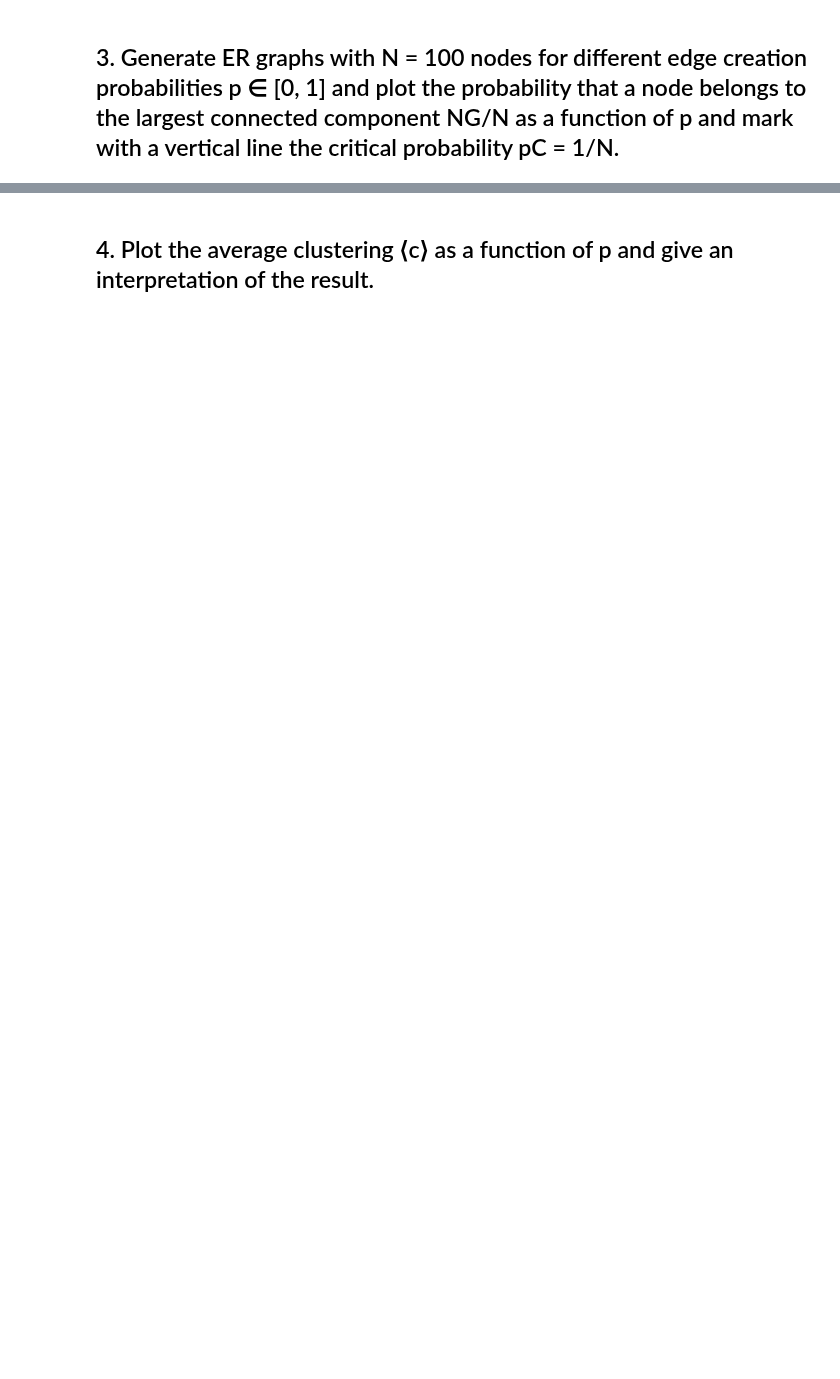
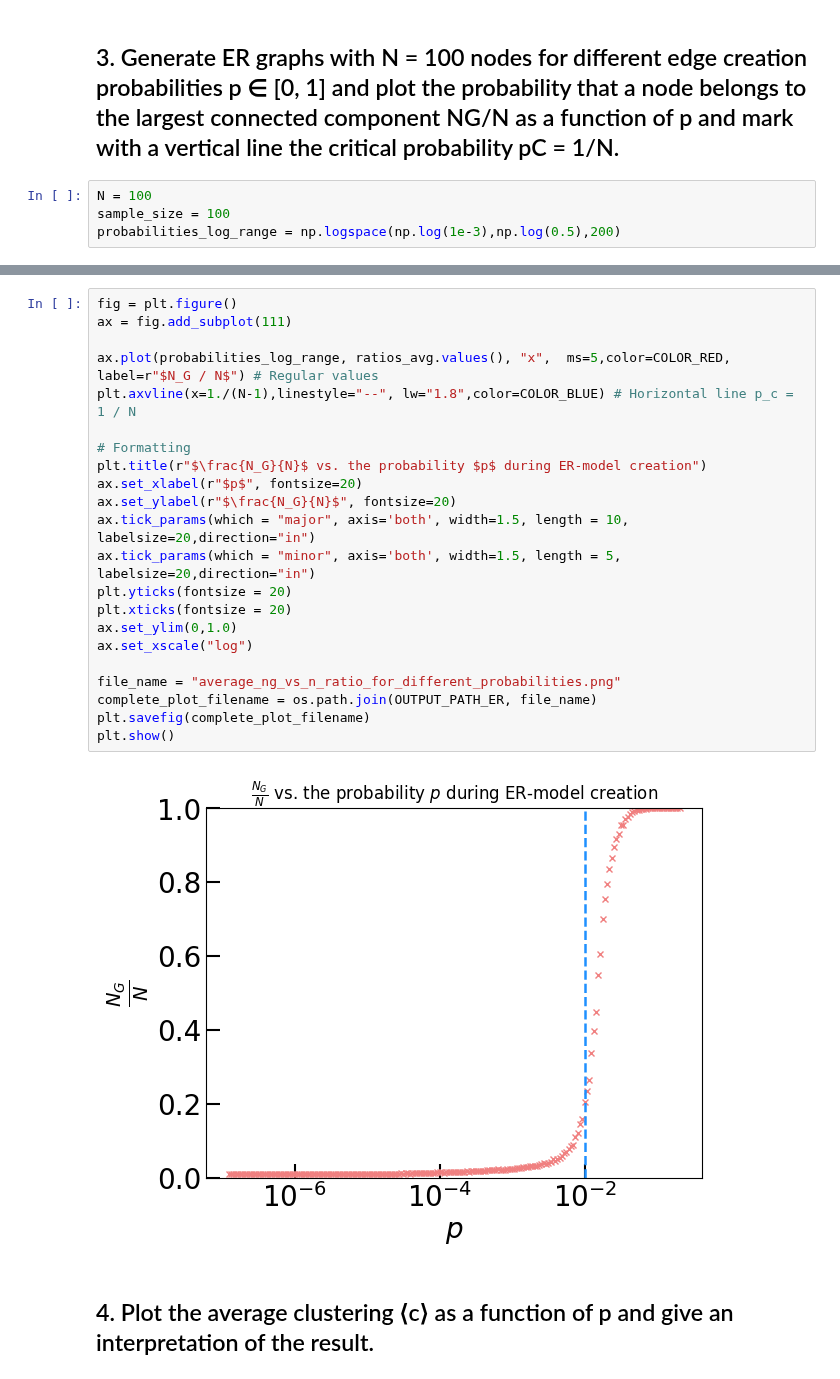
Before and after one commit to HuberNicolas/network-science-uzh, a Jupyter notebook: assignment-2/Assignment_02.ipynb, the cells around one changed output, grey strips where cells are left out. Drawn from its saved outputs; the diff is of its cells as text; blank space fills up the shorter version.

```diff
--- a/assignment-2/Assignment_02.ipynb
+++ b/assignment-2/Assignment_02.ipynb
@@ -103,2 +153,6 @@ Provide a visualisation of these networks, in order to emphasize the existence o
 # %% [markdown]
 ## 3. Generate ER graphs with N = 100 nodes for different edge creation probabilities p ∈ [0, 1] and plot the probability that a node belongs to the largest connected component NG/N as a function of p and mark with a vertical line the critical probability pC = 1/N.
+# %%
+N = 100
+sample_size = 100
+probabilities_log_range = np.logspace(np.log(1e-3),np.log(0.5),200)
@@ -105,2 +186,26 @@ Provide a visualisation of these networks, in order to emphasize the existence o
+# %%
+fig = plt.figure()
+ax = fig.add_subplot(111)
+
+ax.plot(probabilities_log_range, ratios_avg.values(), "x",  ms=5,color=COLOR_RED, label=r"$N_G / N$") # Regular values
+plt.axvline(x=1./(N-1),linestyle="--", lw="1.8",color=COLOR_BLUE) # Horizontal line p_c = 1 / N
+
+# Formatting
+plt.title(r"$\frac{N_G}{N}$ vs. the probability $p$ during ER-model creation")
+ax.set_xlabel(r"$p$", fontsize=20)
+ax.set_ylabel(r"$\frac{N_G}{N}$", fontsize=20)
+ax.tick_params(which = "major", axis='both', width=1.5, length = 10, labelsize=20,direction="in")
+ax.tick_params(which = "minor", axis='both', width=1.5, length = 5, labelsize=20,direction="in")
+plt.yticks(fontsize = 20)
+plt.xticks(fontsize = 20)
+ax.set_ylim(0,1.0)
+ax.set_xscale("log")
+
+file_name = "average_ng_vs_n_ratio_for_different_probabilities.png"
+complete_plot_filename = os.path.join(OUTPUT_PATH_ER, file_name)
+plt.savefig(complete_plot_filename)
+plt.show()
+# %% [output]
+[figure, added]
 # %% [markdown]
 ## 4. Plot the average clustering ⟨c⟩ as a function of p and give an interpretation of the result.
```
Also changed, not shown: parts of 10 cells of this notebook, 6 other files.
